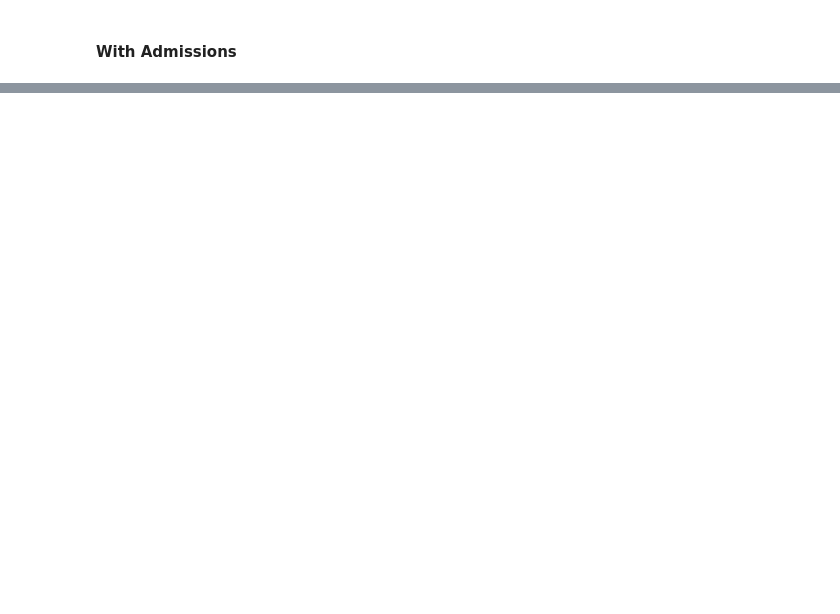
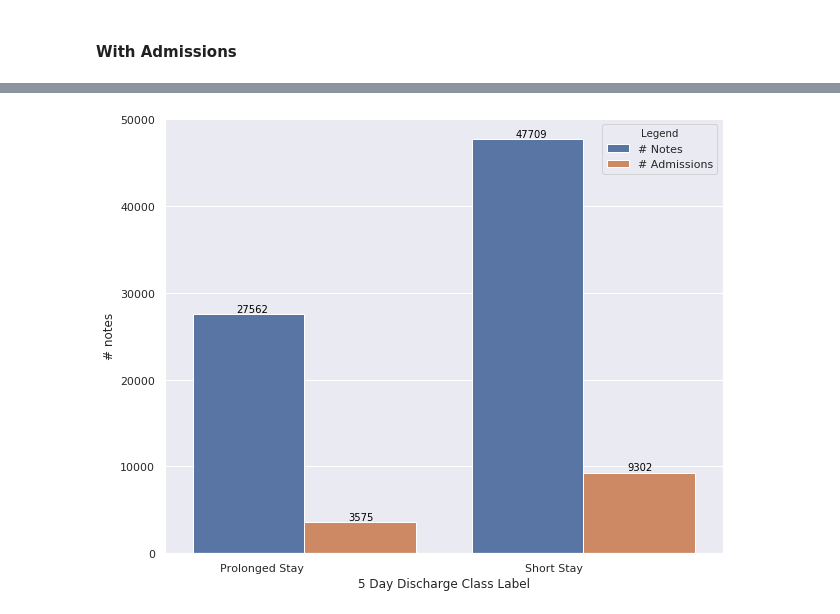
Before and after one commit to sudarshan85/imminent-adm-mimic, a Jupyter notebook: analysis/data_analysis.ipynb, the cells around one changed output, grey strips where cells are left out. Saved outputs shown, nothing was run; the diff lists cells and outputs as text; code cells hidden in the pictures; blank space fills up the shorter version.

```diff
--- a/analysis/data_analysis.ipynb
+++ b/analysis/data_analysis.ipynb
@@ -339,19 +462,21 @@ p
 # %%
 plot_df = p.copy()
 plot_df.rename(columns={'hadm_id':'# Admissions', 'n_notes':'# Notes'}, inplace=True)
-plot_df = pd.melt(plot_df, id_vars='discharge_label', var_name='Legend', value_name='counts')
+plot_df = pd.melt(plot_df, id_vars='prolonged_stay_label', var_name='Legend', value_name='counts')
 # %%
 fig, ax = plt.subplots(figsize=(10, 8))
 
-sns.barplot(x='discharge_label', y='counts', hue='Legend', data=plot_df, ax=ax)
+sns.barplot(x='prolonged_stay_label', y='counts', hue='Legend', data=plot_df, ax=ax)
 ax.set_xticklabels(ax.get_xticklabels(), ha='right')
 ax.set_xlabel('5 Day Discharge Class Label')
 ax.set_ylabel('# notes')
 
 for index, row in plot_df.iterrows():
     if index < len(plot_df)//2:
         ax.text(index-0.13, row['counts']+50, str(row['counts']), color='black', ha='right', va='bottom')
     else:
         ax.text(index % (len(plot_df)//2)+0.25, row['counts']+50, str(row['counts']), color='black', ha='right', va='bottom')
+# %% [output]
+[figure, added]
 # %%
 # fig.savefig(args.figdir/'discharge_label_adms_bp.tif', dpi=300)
```
Also changed, not shown: parts of 35 cells of this notebook, 4 other files.
